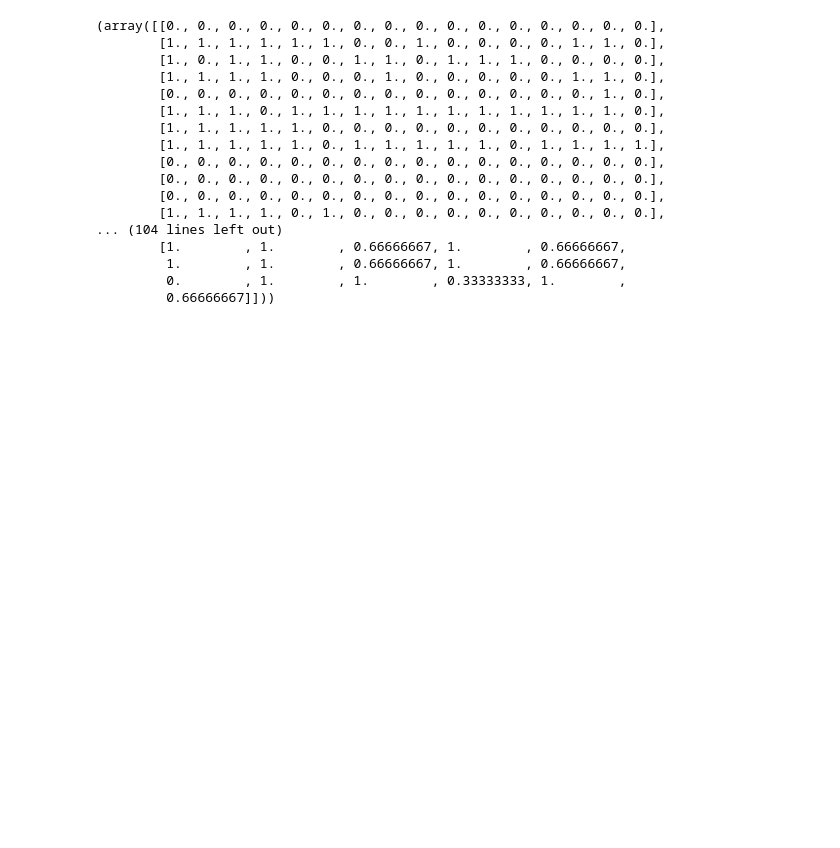
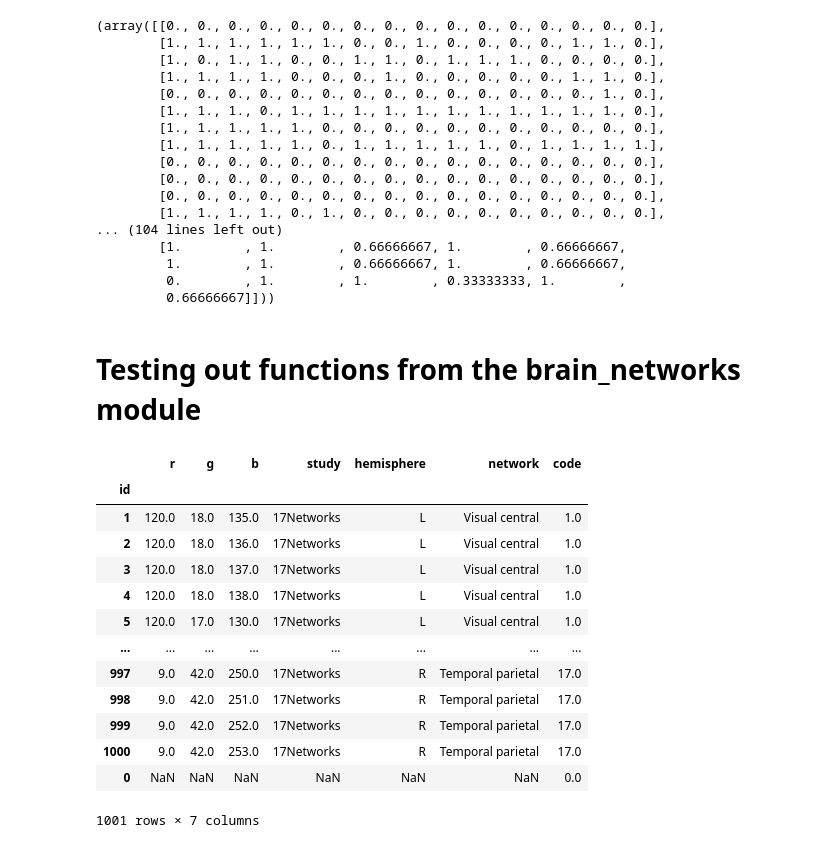
Before and after one commit to AhmedAlSunbati712/Network-Dynamics, a Jupyter notebook: unitTestSubject.ipynb, the cells around one changed output. Cells and saved outputs as stored; diff of their text form; code cells hidden in the pictures; blank space fills up the shorter version.

```diff
--- a/unitTestSubject.ipynb
+++ b/unitTestSubject.ipynb
@@ -150,3 +150,27 @@ spc_by_list_across_subjects(subjects_list, cue_type='forget', plot='y')
          1.        , 1.        , 0.66666667, 1.        , 0.66666667,
          0.        , 1.        , 1.        , 0.33333333, 1.        ,
          0.66666667]]))
+# %% [markdown]
+# Testing out functions from the brain_networks module
+# %%
+from brain_networks import *
+
+parcellation_key_path = "./data/parcellation/Schaefer2018_1000Parcels_17Networks_order.txt"
+
+df, cmap, color_dict = build_parcellation_key(parcellation_key_path)
+df
+# %% [output]
+|  | r | g | b | study | hemisphere | network | code |
+| id |  |  |  |  |  |  |  |
+| 1 | 120.0 | 18.0 | 135.0 | 17Networks | L | Visual central | 1.0 |
+| 2 | 120.0 | 18.0 | 136.0 | 17Networks | L | Visual central | 1.0 |
+| 3 | 120.0 | 18.0 | 137.0 | 17Networks | L | Visual central | 1.0 |
+| 4 | 120.0 | 18.0 | 138.0 | 17Networks | L | Visual central | 1.0 |
+| 5 | 120.0 | 17.0 | 130.0 | 17Networks | L | Visual central | 1.0 |
+| ... | ... | ... | ... | ... | ... | ... | ... |
+| 997 | 9.0 | 42.0 | 250.0 | 17Networks | R | Temporal parietal | 17.0 |
+| 998 | 9.0 | 42.0 | 251.0 | 17Networks | R | Temporal parietal | 17.0 |
+| 999 | 9.0 | 42.0 | 252.0 | 17Networks | R | Temporal parietal | 17.0 |
+| 1000 | 9.0 | 42.0 | 253.0 | 17Networks | R | Temporal parietal | 17.0 |
+| 0 | NaN | NaN | NaN | NaN | NaN | NaN | 0.0 |
+1001 rows × 7 columns
```
Also changed, not shown: parts of 4 cells of this notebook, 6 other files.
